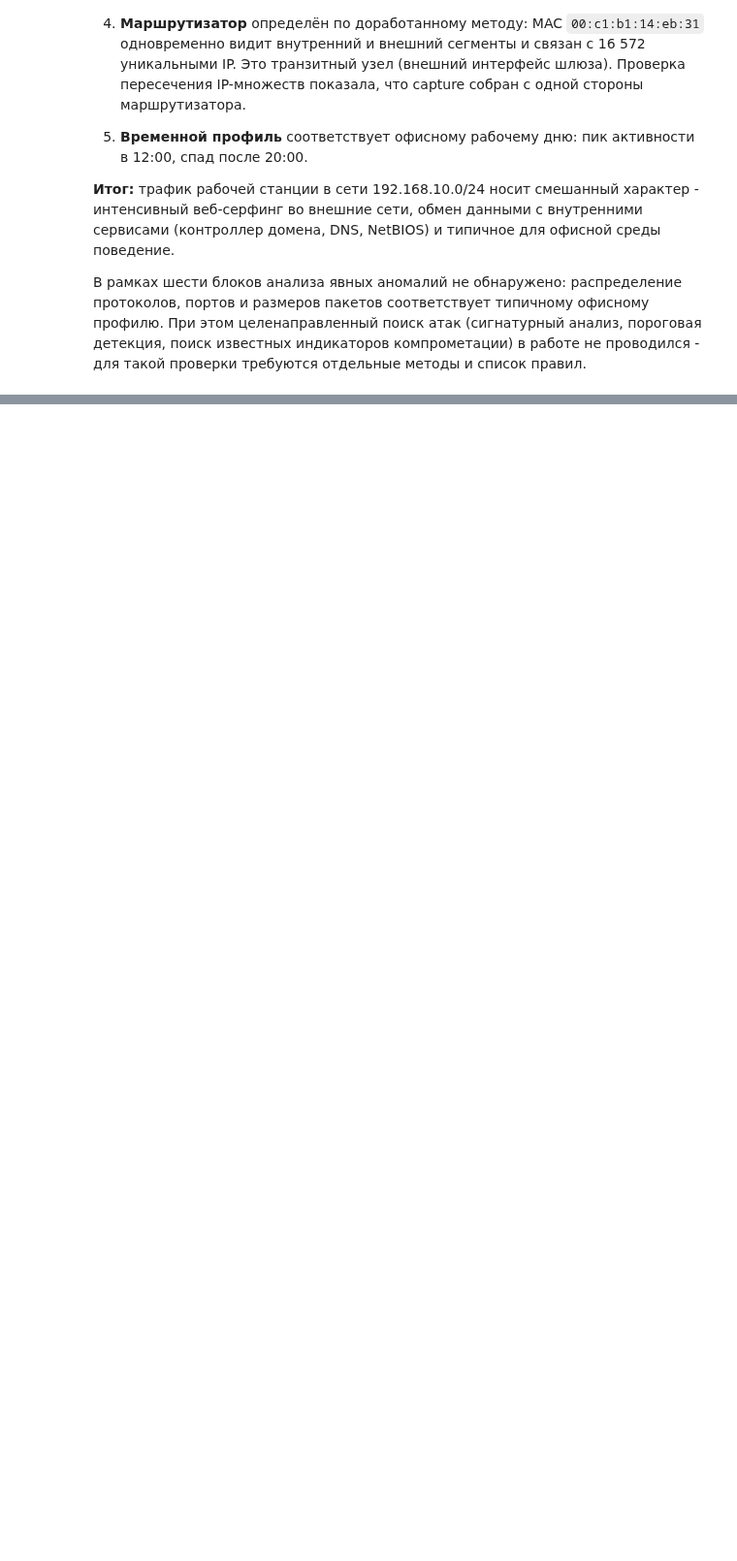
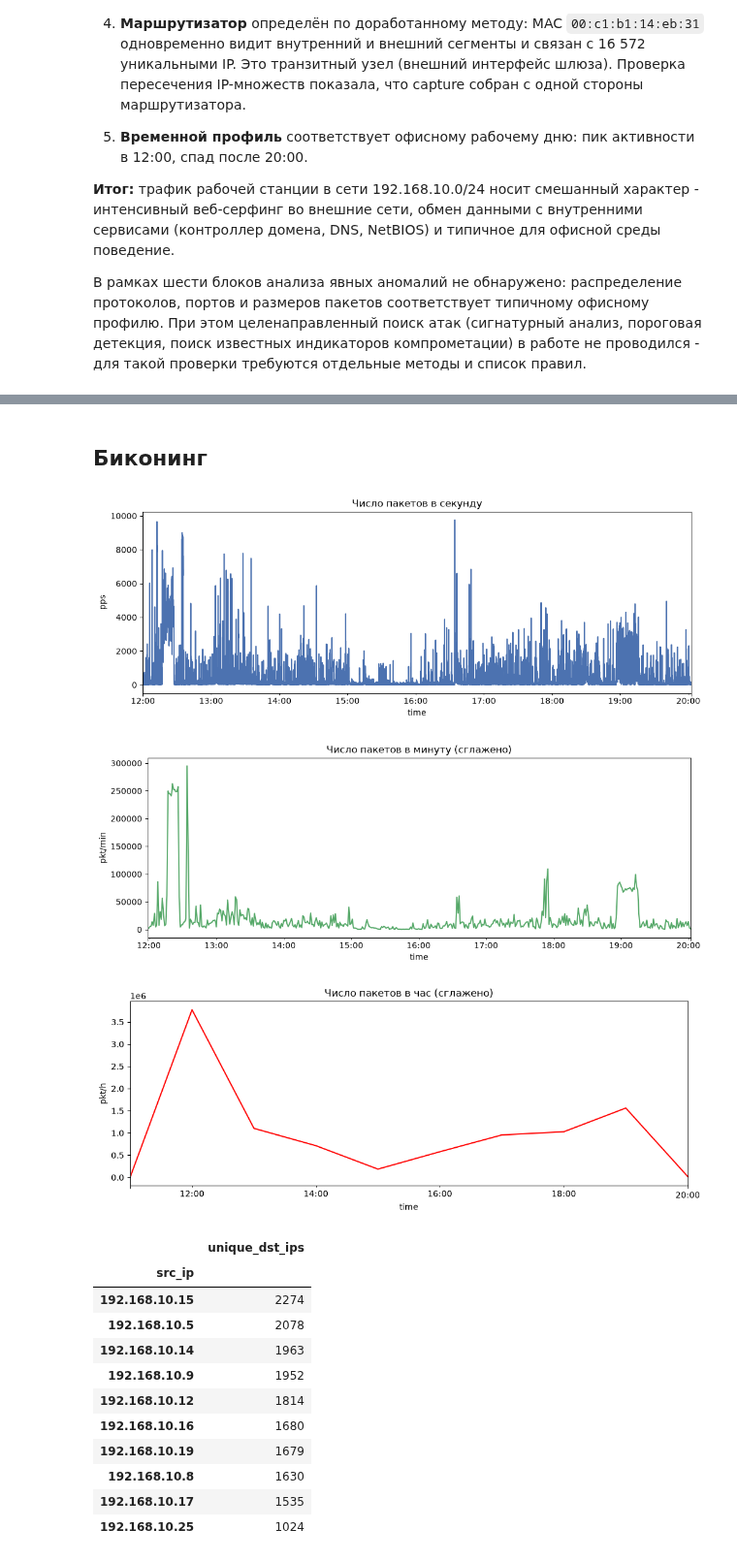
Before and after one commit to KorolevKSM/infosec-da-group, a Jupyter notebook: hw-2/hw-2-solution.ipynb, the cells around one changed output, grey strips where cells are left out. Shown at 97% size. Drawn from its saved outputs; the diff is of its cells as text; code cells hidden in the pictures; blank space fills up the shorter version.

```diff
--- a/hw-2/hw-2-solution.ipynb
+++ b/hw-2/hw-2-solution.ipynb
@@ -632,0 +1090,72 @@ if not found:
+# %% [markdown]
+## Биконинг
+# %%
+import pandas as pd
+import matplotlib.pyplot as plt
+
+# Создаем временной индекс
+ts_series = pd.Series(1, index=pd.to_datetime(df["time"], unit="s", utc=True))
+
+# 1. Пакеты в секунду
+by_sec = ts_series.resample("1s").sum()
+fig, ax = plt.subplots(figsize=(12, 4))
+by_sec.plot(ax=ax, color="#4C72B0")
+ax.set_title("Число пакетов в секунду")
+ax.set_ylabel("pps")
+plt.show()
+
+# 2. Пакеты в минуту
+by_min = ts_series.resample("1min").sum()
+fig, ax = plt.subplots(figsize=(12, 4))
+by_min.plot(ax=ax, color="#55A868")
+ax.set_title("Число пакетов в минуту (сглажено)")
+ax.set_ylabel("pkt/min")
+plt.show()
+
+# 3. Пакеты в час
+by_hour = ts_series.resample("1h").sum()
+fig, ax = plt.subplots(figsize=(12, 4))
+by_hour.plot(ax=ax, color="red")
+ax.set_title("Число пакетов в час (сглажено)")
+ax.set_ylabel("pkt/h")
+plt.show()
+
+
+# Подготовка данных для локальности
+p = df.dropna(subset=["src_ip", "dst_ip"]).copy()
+p["dt"] = pd.to_datetime(p["time"], unit="s", utc=True)
+
+# Преобразуем Series в DataFrame, чтобы получить красивую табличку
+locality_table = p.groupby('src_ip')['dst_ip'].nunique().sort_values(ascending=False).to_frame(name='unique_dst_ips')
+
+# Выводим табличку
+display(locality_table.head(10))
+
+top_src = p.groupby('src_ip')['dst_ip'].nunique().idxmax()
+
+sub = p[p["src_ip"] == top_src].set_index("dt").sort_index()
+
+
+# Количество уникальных dst_ip в окне 5 минут
+uniq_rolling = (sub["dst_ip"].resample("5min").nunique())
+
+fig, ax = plt.subplots(figsize=(12, 3.5))
+uniq_rolling.plot(ax=ax, color="#8172B2")
+ax.set_title(f"Локальность хоста {top_src}: уникальные dst_ip в окне 5 мин")
+plt.show()
+# %% [output]
+[figure, added]
+[figure, added]
+[figure, added]
+|  | unique_dst_ips |
+| src_ip |  |
+| 192.168.10.15 | 2274 |
+| 192.168.10.5 | 2078 |
+| 192.168.10.14 | 1963 |
+| 192.168.10.9 | 1952 |
+| 192.168.10.12 | 1814 |
+| 192.168.10.16 | 1680 |
+| 192.168.10.19 | 1679 |
+| 192.168.10.8 | 1630 |
+| 192.168.10.17 | 1535 |
+| 192.168.10.25 | 1024 |
```
Also changed, not shown: parts of 15 cells of this notebook, 2 other files.
